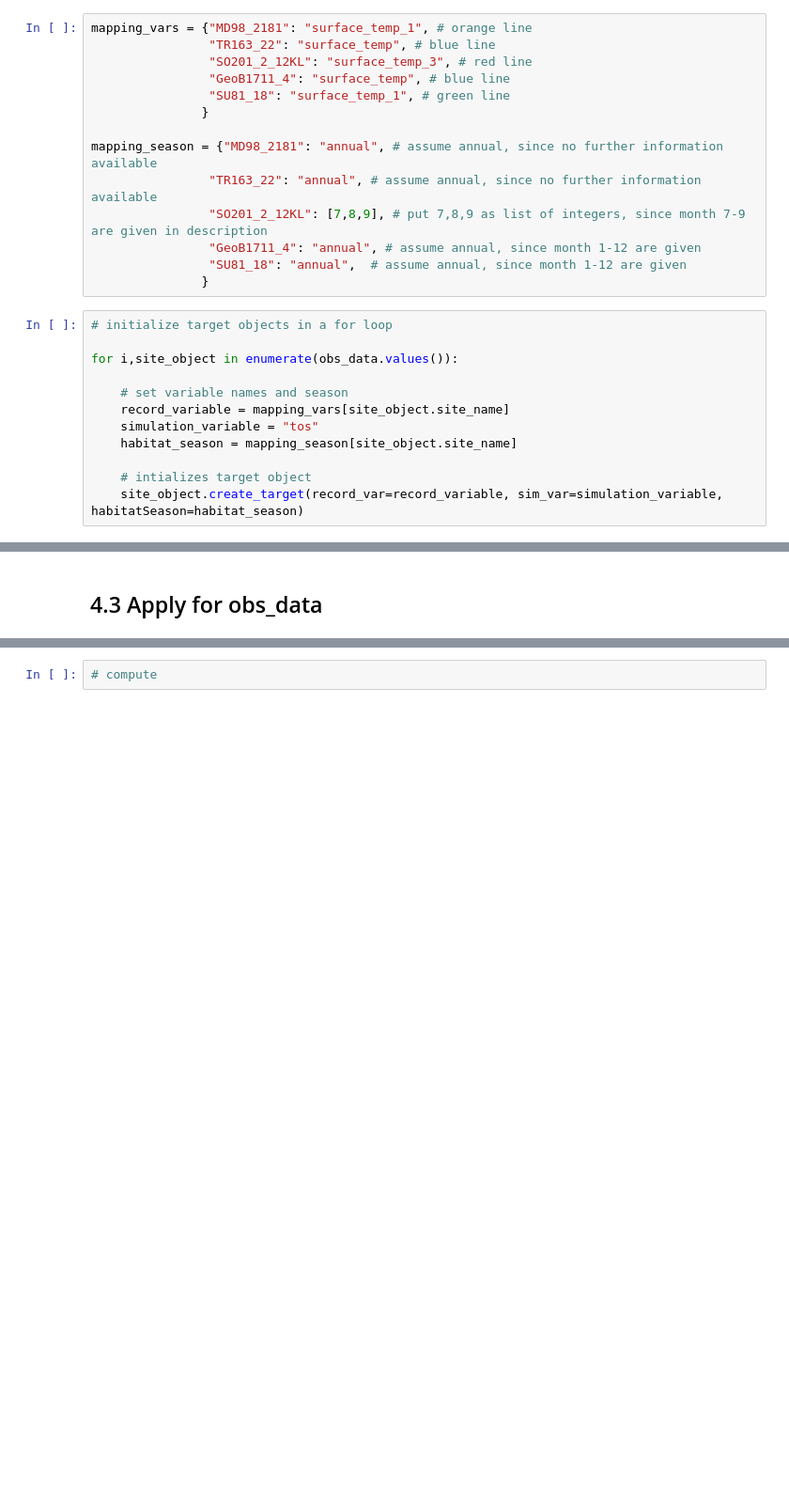
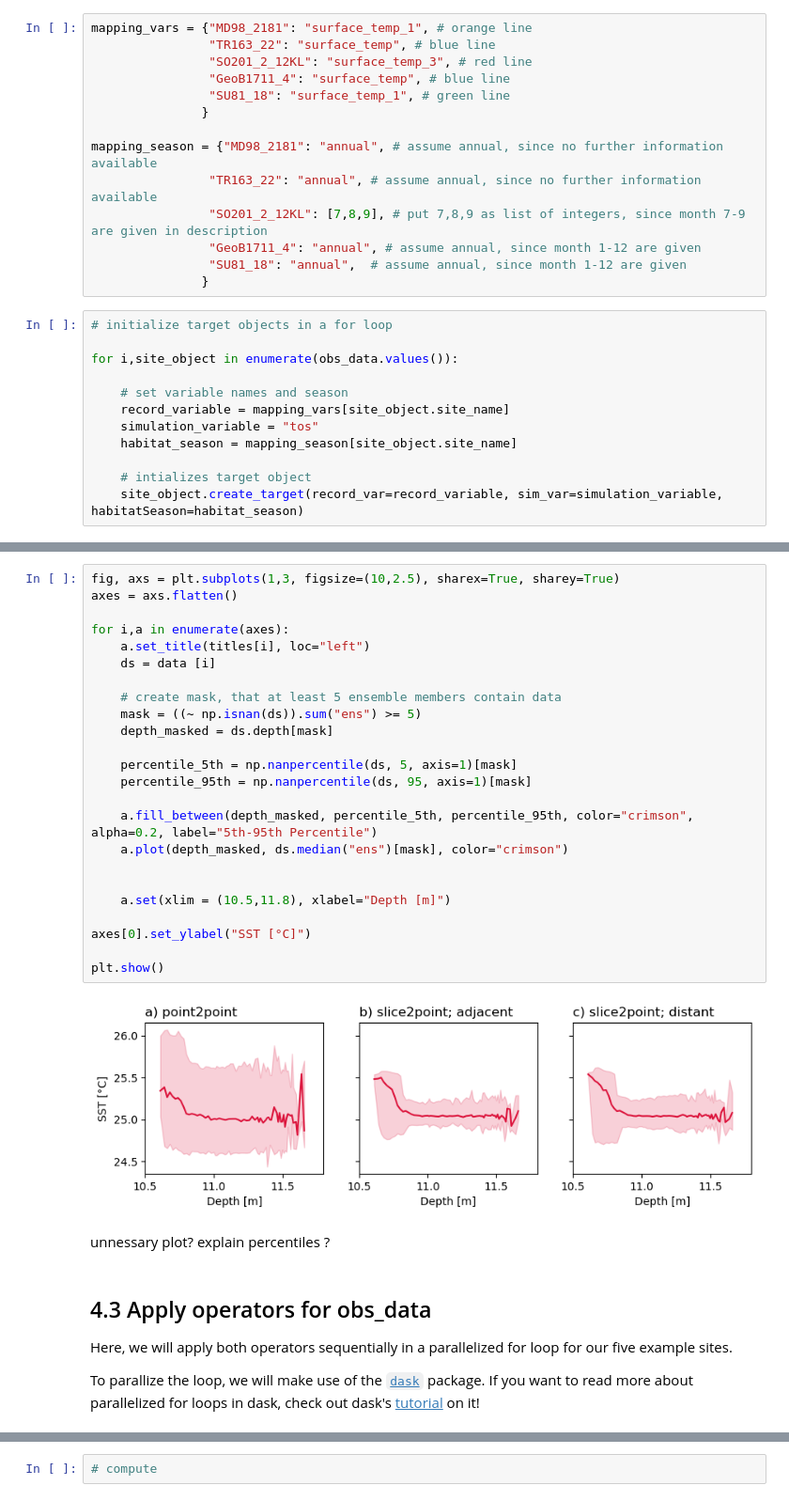
Before and after one commit to paleovar/cupsm, a Jupyter notebook: tutorials/Tutorial2-Forward_modelling.ipynb, the cells around one changed output, grey strips where cells are left out. Shown: that part at 94% size. Cells and saved outputs as stored; diff of their text form; blank space fills up the shorter version.

```diff
--- a/tutorials/Tutorial2-Forward_modelling.ipynb
+++ b/tutorials/Tutorial2-Forward_modelling.ipynb
@@ -270,2 +422,34 @@ For site GeoB1711_4, the habitat season is annual.
+# %%
+fig, axs = plt.subplots(1,3, figsize=(10,2.5), sharex=True, sharey=True)
+axes = axs.flatten()
+
+for i,a in enumerate(axes):
+    a.set_title(titles[i], loc="left")
+    ds = data [i]
+
+    # create mask, that at least 5 ensemble members contain data
+    mask = ((~ np.isnan(ds)).sum("ens") >= 5)
+    depth_masked = ds.depth[mask]
+
+    percentile_5th = np.nanpercentile(ds, 5, axis=1)[mask]
+    percentile_95th = np.nanpercentile(ds, 95, axis=1)[mask]
+
+    a.fill_between(depth_masked, percentile_5th, percentile_95th, color="crimson", alpha=0.2, label="5th-95th Percentile")
+    a.plot(depth_masked, ds.median("ens")[mask], color="crimson")
+
+
+    a.set(xlim = (10.5,11.8), xlabel="Depth [m]")
+
+axes[0].set_ylabel("SST [°C]")
+
+plt.show()
+# %% [output]
+[figure, added]
+# %% [markdown]
+unnessary plot?
+explain percentiles ?
 # %% [markdown]
-## 4.3 Apply for obs_data
+## 4.3 Apply operators for obs_data
+Here, we will apply both operators sequentially in a parallelized for loop for our five example sites.
+
+To parallize the loop, we will make use of the [`dask`](https://docs.dask.org/en/stable/) package. If you want to read more about parallelized for loops in dask, check out dask's [tutorial](https://tutorial.dask.org/03_dask.delayed.html) on it!
```
Also changed, not shown: parts of 26 cells of this notebook, 4 other files.
